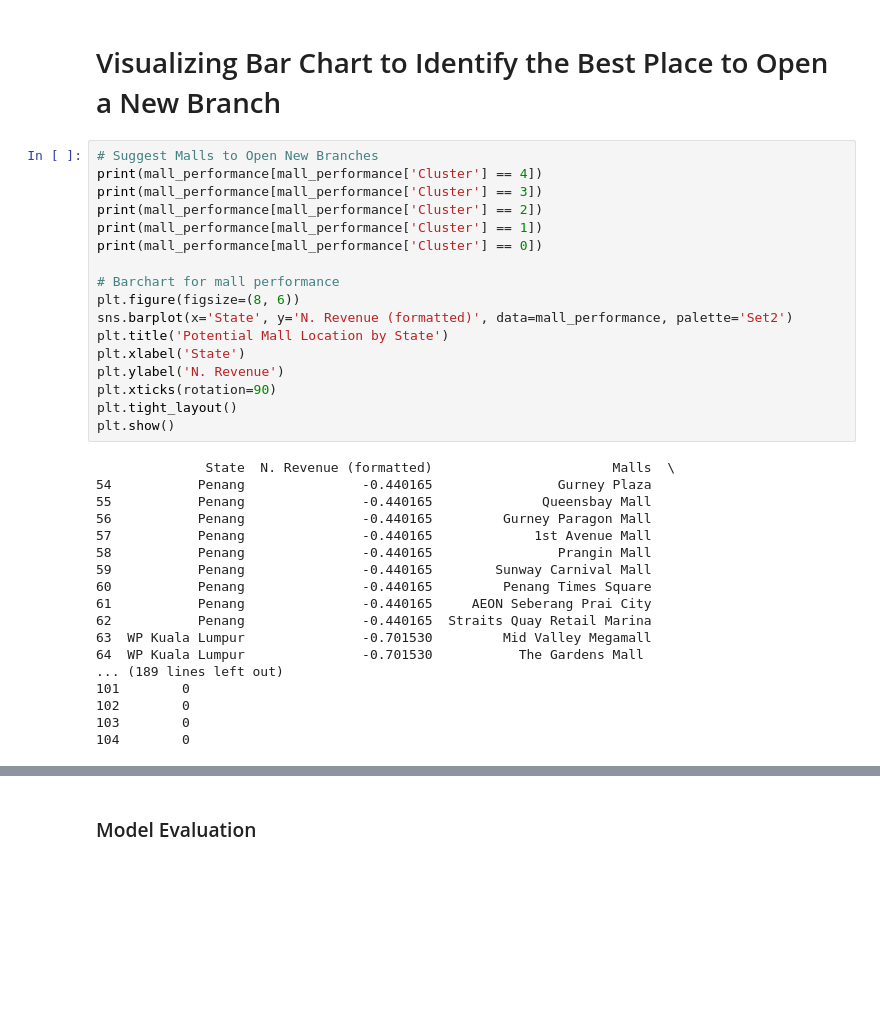
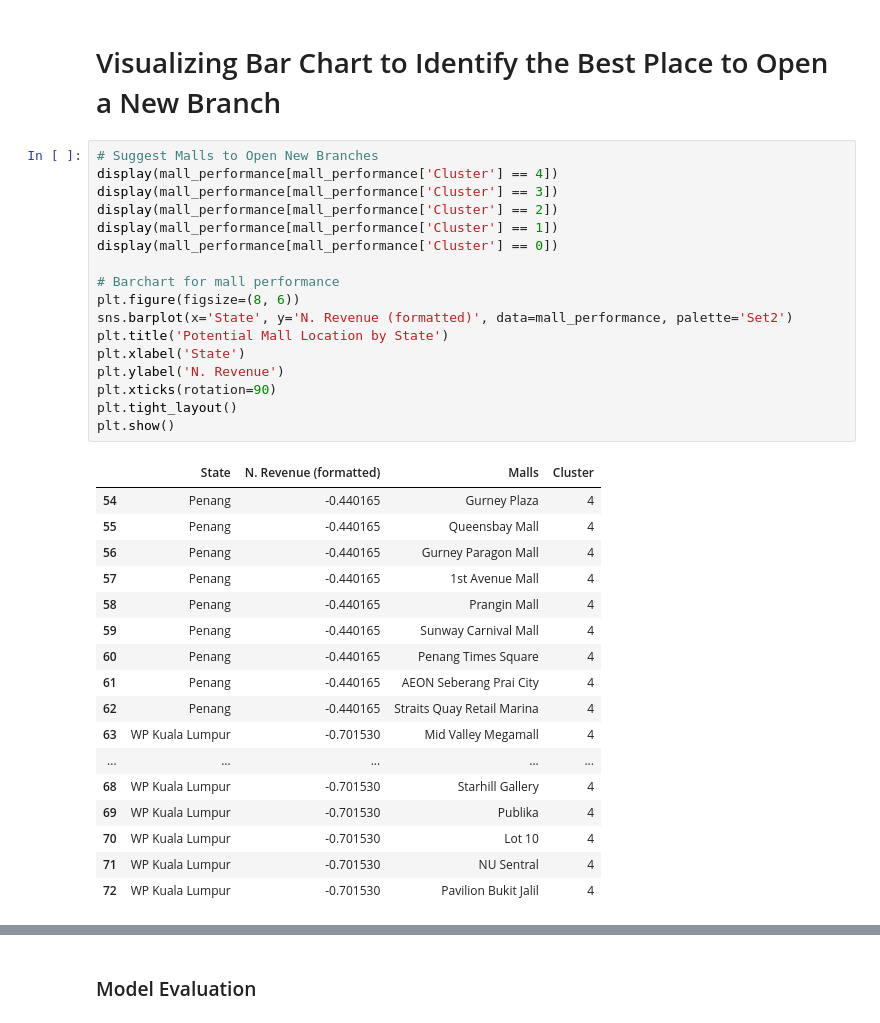
Before and after one commit to sanchick02/AlhaAlfa, a Jupyter notebook: AlhaAlfa.ipynb, the cells around one changed output, grey strips where cells are left out. Drawn from its saved outputs; the diff is of its cells as text; blank space fills up the shorter version.

```diff
--- a/AlhaAlfa.ipynb
+++ b/AlhaAlfa.ipynb
@@ -1414,36 +1405,36 @@ plt.show()
 # Visualizing Bar Chart to Identify the Best Place to Open a New Branch
 # %%
 # Suggest Malls to Open New Branches
-print(mall_performance[mall_performance['Cluster'] == 4])
-print(mall_performance[mall_performance['Cluster'] == 3])
-print(mall_performance[mall_performance['Cluster'] == 2])
-print(mall_performance[mall_performance['Cluster'] == 1])
-print(mall_performance[mall_performance['Cluster'] == 0])
+display(mall_performance[mall_performance['Cluster'] == 4])
+display(mall_performance[mall_performance['Cluster'] == 3])
+display(mall_performance[mall_performance['Cluster'] == 2])
+display(mall_performance[mall_performance['Cluster'] == 1])
+display(mall_performance[mall_performance['Cluster'] == 0])
 
 # Barchart for mall performance
 plt.figure(figsize=(8, 6))
 sns.barplot(x='State', y='N. Revenue (formatted)', data=mall_performance, palette='Set2')
 plt.title('Potential Mall Location by State')
 plt.xlabel('State')
 plt.ylabel('N. Revenue')
 plt.xticks(rotation=90)
 plt.tight_layout()
 plt.show()
 # %% [output]
-              State  N. Revenue (formatted)                       Malls  \
-54           Penang               -0.440165                Gurney Plaza
-55           Penang               -0.440165              Queensbay Mall
-56           Penang               -0.440165         Gurney Paragon Mall
-57           Penang               -0.440165             1st Avenue Mall
-58           Penang               -0.440165                Prangin Mall
-59           Penang               -0.440165        Sunway Carnival Mall
-60           Penang               -0.440165         Penang Times Square
-61           Penang               -0.440165     AEON Seberang Prai City
-62           Penang               -0.440165  Straits Quay Retail Marina
-63  WP Kuala Lumpur               -0.701530         Mid Valley Megamall
-64  WP Kuala Lumpur               -0.701530           The Gardens Mall
-... (189 lines left out)
-101        0
-102        0
-103        0
-104        0
+|  | State | N. Revenue (formatted) | Malls | Cluster |
+| 54 | Penang | -0.440165 | Gurney Plaza | 4 |
+| 55 | Penang | -0.440165 | Queensbay Mall | 4 |
+| 56 | Penang | -0.440165 | Gurney Paragon Mall | 4 |
+| 57 | Penang | -0.440165 | 1st Avenue Mall | 4 |
+| 58 | Penang | -0.440165 | Prangin Mall | 4 |
+| 59 | Penang | -0.440165 | Sunway Carnival Mall | 4 |
+| 60 | Penang | -0.440165 | Penang Times Square | 4 |
+| 61 | Penang | -0.440165 | AEON Seberang Prai City | 4 |
+| 62 | Penang | -0.440165 | Straits Quay Retail Marina | 4 |
+| 63 | WP Kuala Lumpur | -0.701530 | Mid Valley Megamall | 4 |
+| ... | ... | ... | ... | ... |
+| 68 | WP Kuala Lumpur | -0.701530 | Starhill Gallery | 4 |
+| 69 | WP Kuala Lumpur | -0.701530 | Publika | 4 |
+| 70 | WP Kuala Lumpur | -0.701530 | Lot 10 | 4 |
+| 71 | WP Kuala Lumpur | -0.701530 | NU Sentral | 4 |
+| 72 | WP Kuala Lumpur | -0.701530 | Pavilion Bukit Jalil | 4 |
```
Also changed, not shown: parts of 23 cells of this notebook.
